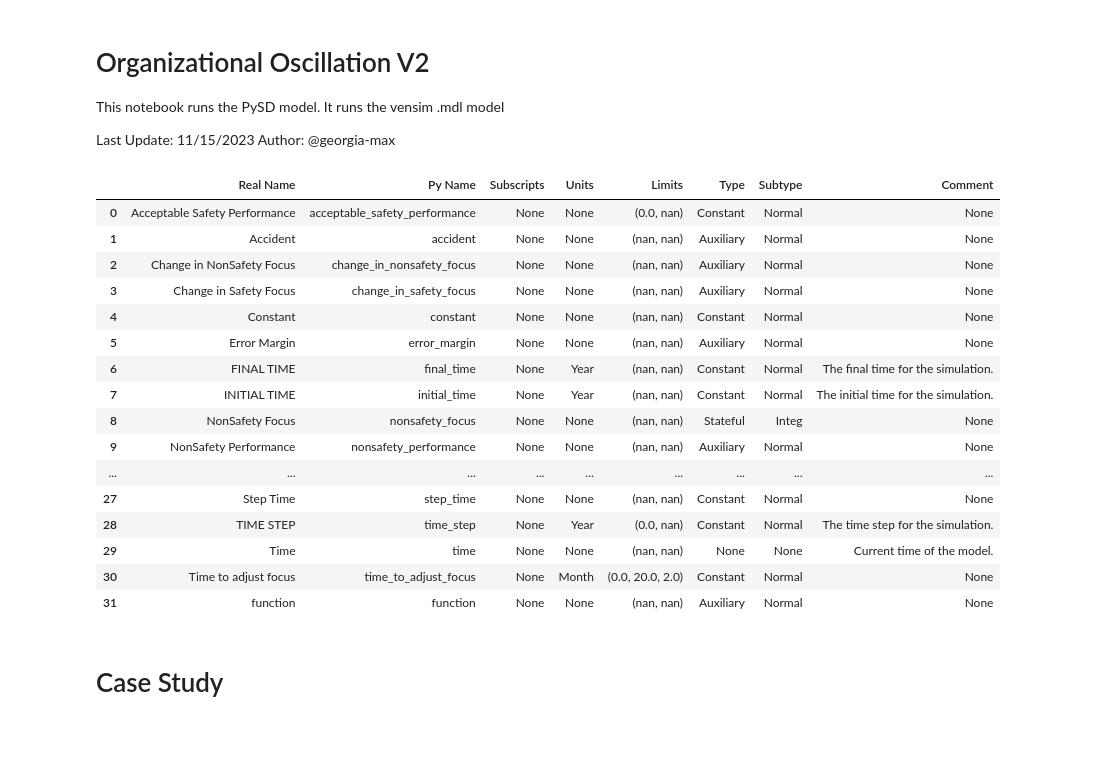
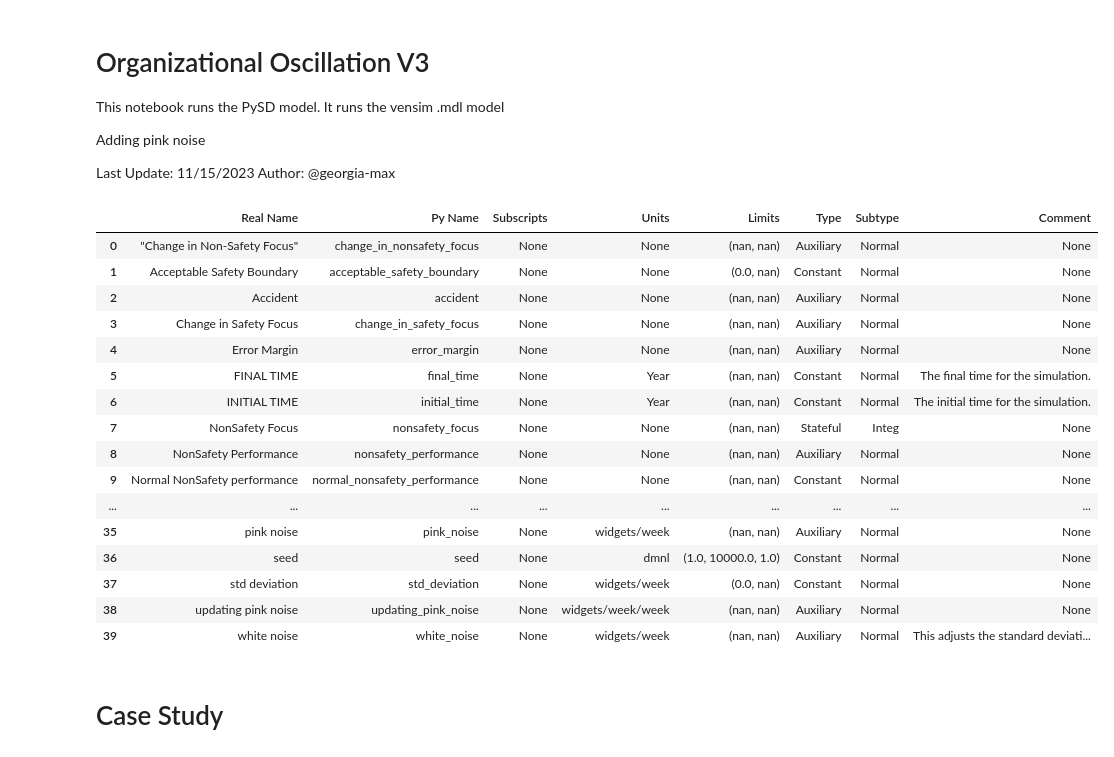
Before and after one commit to georgia-max/OrganizationOscillation, a Jupyter notebook: src/Organizational_Oscillation_v3.ipynb, the cells around one changed output. Saved outputs shown, nothing was run; the diff lists cells and outputs as text; code cells hidden in the pictures.

```diff
--- a/src/Organizational_Oscillation_v3.ipynb
+++ b/src/Organizational_Oscillation_v3.ipynb
@@ -1,7 +1,8 @@
 # %% [markdown]
-# Organizational Oscillation V2
+# Organizational Oscillation V3
+This notebook runs the PySD model. It runs the vensim .mdl model
 
-This notebook runs the PySD model. It runs the vensim .mdl model
+Adding pink noise
 
 Last Update: 11/15/2023
 Author: @georgia-max
@@ -12,26 +13,28 @@ import netCDF4
 import matplotlib.pyplot as plt
 import seaborn as sns
 # %%
-model = pysd.read_vensim("../Vensimmodel/Organizational_oscillation_v4.mdl")
+model = pysd.read_vensim("../Vensimmodel/Organizational_oscillation_v4.3.mdl")
+
+# model = pysd.load('../Vensimmodel/Organizational_oscillation_v5.py')
 model.doc
 # %% [output]
 |  | Real Name | Py Name | Subscripts | Units | Limits | Type | Subtype | Comment |
-| 0 | Acceptable Safety Performance | acceptable_safety_performance | None | None | (0.0, nan) | Constant | Normal | None |
-| 1 | Accident | accident | None | None | (nan, nan) | Auxiliary | Normal | None |
-| 2 | Change in NonSafety Focus | change_in_nonsafety_focus | None | None | (nan, nan) | Auxiliary | Normal | None |
+| 0 | "Change in Non-Safety Focus" | change_in_nonsafety_focus | None | None | (nan, nan) | Auxiliary | Normal | None |
+| 1 | Acceptable Safety Boundary | acceptable_safety_boundary | None | None | (0.0, nan) | Constant | Normal | None |
+| 2 | Accident | accident | None | None | (nan, nan) | Auxiliary | Normal | None |
 | 3 | Change in Safety Focus | change_in_safety_focus | None | None | (nan, nan) | Auxiliary | Normal | None |
-| 4 | Constant | constant | None | None | (nan, nan) | Constant | Normal | None |
-| 5 | Error Margin | error_margin | None | None | (nan, nan) | Auxiliary | Normal | None |
-| 6 | FINAL TIME | final_time | None | Year | (nan, nan) | Constant | Normal | The final time for the simulation. |
-| 7 | INITIAL TIME | initial_time | None | Year | (nan, nan) | Constant | Normal | The initial time for the simulation. |
-| 8 | NonSafety Focus | nonsafety_focus | None | None | (nan, nan) | Stateful | Integ | None |
-| 9 | NonSafety Performance | nonsafety_performance | None | None | (nan, nan) | Auxiliary | Normal | None |
+| 4 | Error Margin | error_margin | None | None | (nan, nan) | Auxiliary | Normal | None |
+| 5 | FINAL TIME | final_time | None | Year | (nan, nan) | Constant | Normal | The final time for the simulation. |
+| 6 | INITIAL TIME | initial_time | None | Year | (nan, nan) | Constant | Normal | The initial time for the simulation. |
+| 7 | NonSafety Focus | nonsafety_focus | None | None | (nan, nan) | Stateful | Integ | None |
+| 8 | NonSafety Performance | nonsafety_performance | None | None | (nan, nan) | Auxiliary | Normal | None |
+| 9 | Normal NonSafety performance | normal_nonsafety_performance | None | None | (nan, nan) | Constant | Normal | None |
 | ... | ... | ... | ... | ... | ... | ... | ... | ... |
-| 27 | Step Time | step_time | None | None | (nan, nan) | Constant | Normal | None |
-| 28 | TIME STEP | time_step | None | Year | (0.0, nan) | Constant | Normal | The time step for the simulation. |
-| 29 | Time | time | None | None | (nan, nan) | None | None | Current time of the model. |
-| 30 | Time to adjust focus | time_to_adjust_focus | None | Month | (0.0, 20.0, 2.0) | Constant | Normal | None |
-| 31 | function | function | None | None | (nan, nan) | Auxiliary | Normal | None |
+| 35 | pink noise | pink_noise | None | widgets/week | (nan, nan) | Auxiliary | Normal | None |
+| 36 | seed | seed | None | dmnl | (1.0, 10000.0, 1.0) | Constant | Normal | None |
+| 37 | std deviation | std_deviation | None | widgets/week | (0.0, nan) | Constant | Normal | None |
+| 38 | updating pink noise | updating_pink_noise | None | widgets/week/week | (nan, nan) | Auxiliary | Normal | None |
+| 39 | white noise | white_noise | None | widgets/week | (nan, nan) | Auxiliary | Normal | This adjusts the standard deviati... |
 # %% [markdown]
 # Case Study
 # %% [markdown]
```
Also changed, not shown: parts of 6 cells of this notebook, 35 other files.
